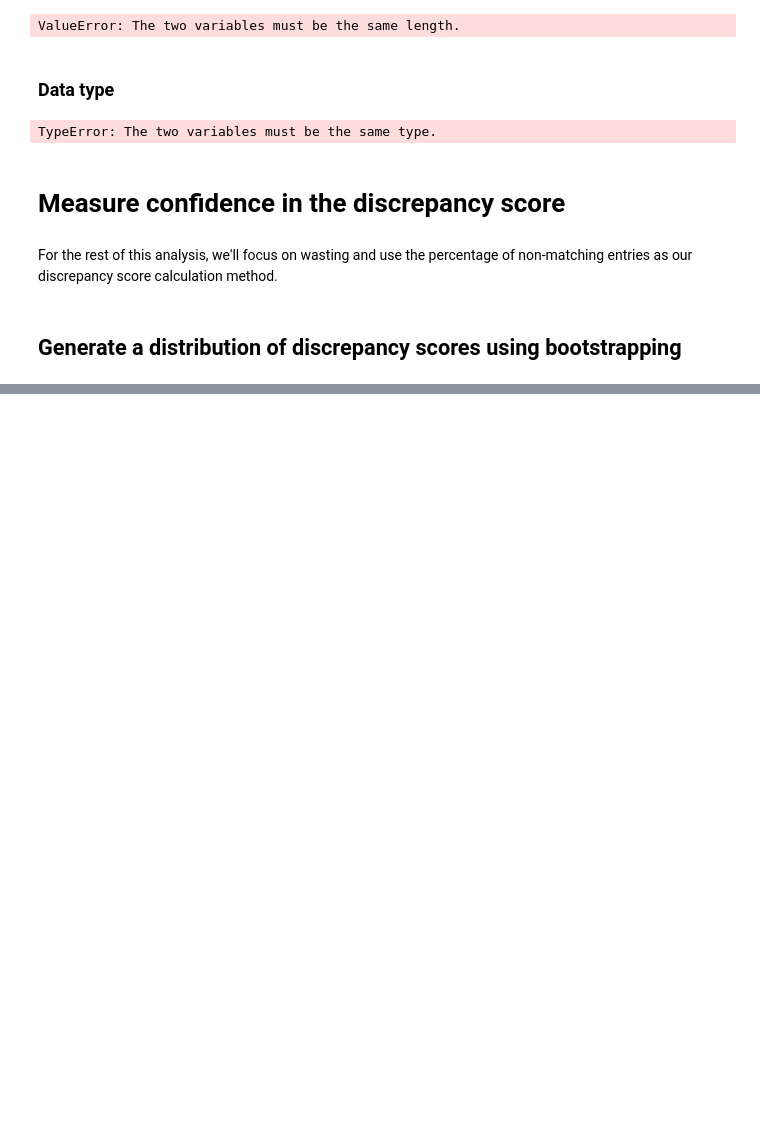
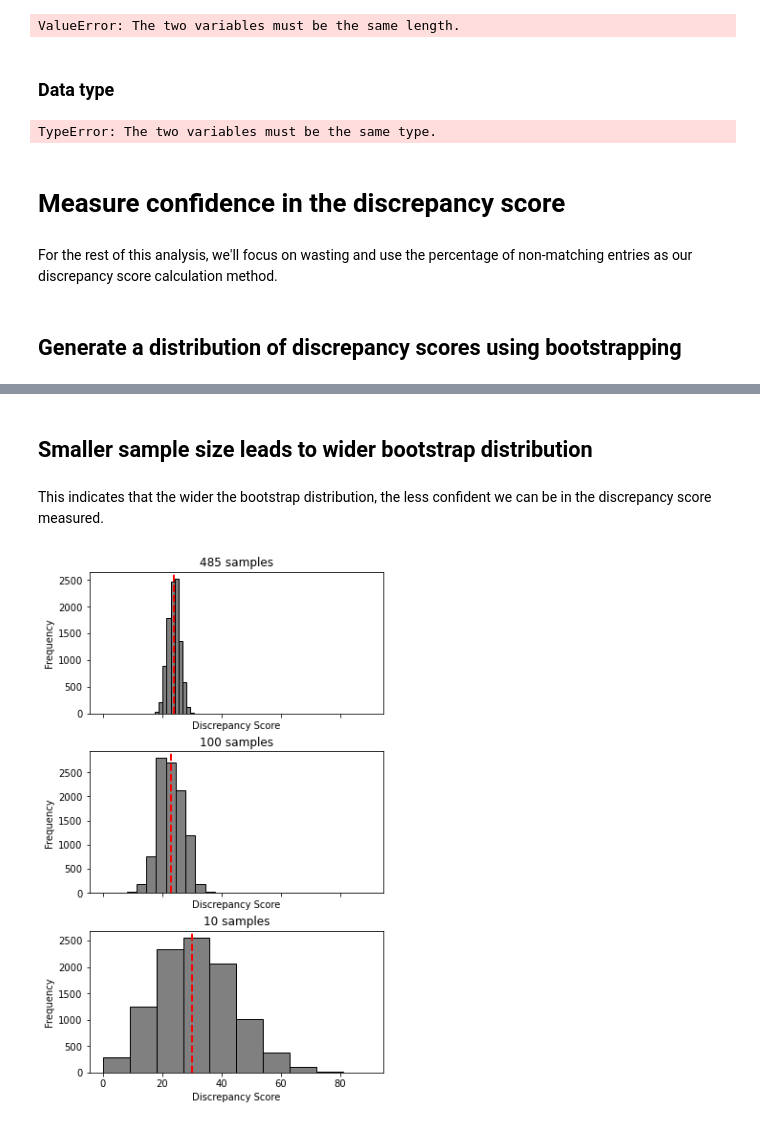
Before and after one commit to amrita112/DiscSim-old, a Jupyter notebook: Sample EDC data analysis.ipynb, the cells around one changed output, grey strips where cells are left out. Drawn from its saved outputs; the diff is of its cells as text; code cells hidden in the pictures; blank space fills up the shorter version.

```diff
--- a/Sample EDC data analysis.ipynb
+++ b/Sample EDC data analysis.ipynb
@@ -265,0 +266,18 @@ discrepancy_scores = disc_score.bootstrap_distribution(data.wasting_aww, data.wa
+# %% [markdown]
+## Smaller sample size leads to wider bootstrap distribution
+# %% [markdown]
+This indicates that the wider the bootstrap distribution, the less confident we can be in the discrepancy score measured.
+# %%
+n_samples = [1000, 100, 10]
+fig, ax = plt.subplots(nrows = 3, ncols = 1, sharex = True, constrained_layout = True, figsize = [5, 8])
+
+for i in range(3):
+    n = n_samples[i]
+    if n > len(data.wasting_aww):
+        n = len(data.wasting_aww)
+    discrepancy_scores = disc_score.bootstrap_distribution(data.wasting_aww[:n], data.wasting_ss[:n],
+                                                           "percent_non_match", n_iterations = 10000,
+                                                          ax = ax[i])
+    ax[i].set_title('{0} samples'.format(n))
+# %% [output]
+[figure, added]
```
Also changed, not shown: parts of 11 cells of this notebook, 1 other file.
